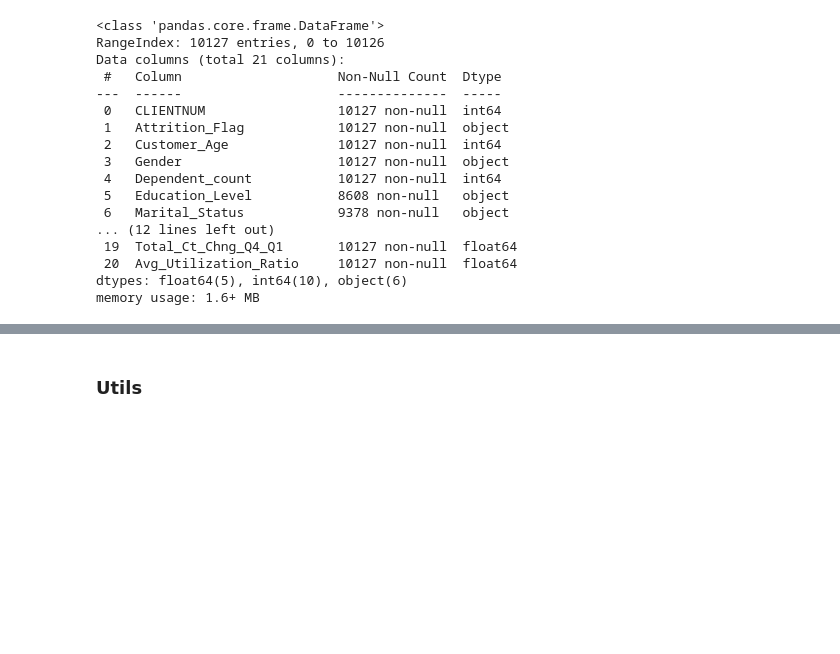
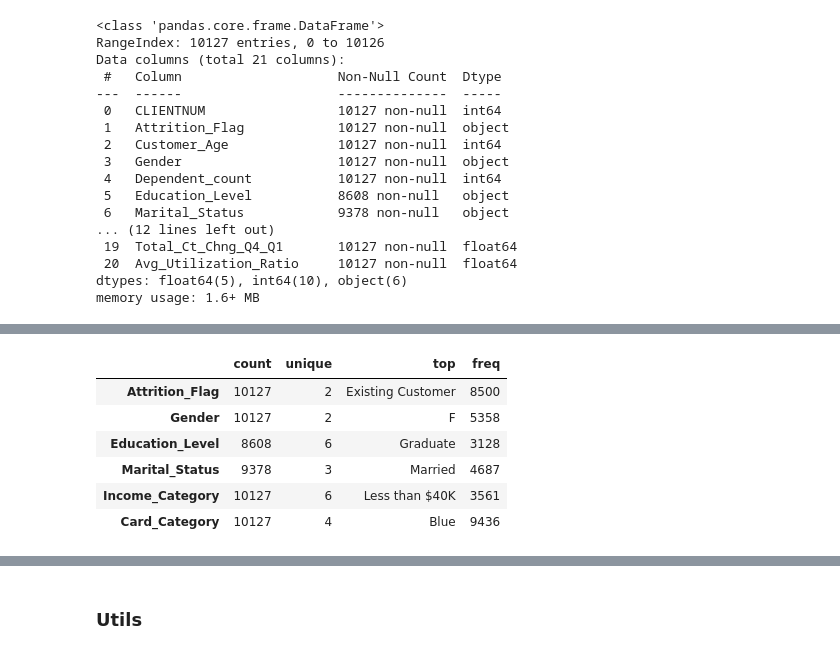
Before and after one commit to Rajesh2015/credit-card-user-churn-prediction, a Jupyter notebook: credit-card-churn-solution.ipynb, the cells around one changed output, grey strips where cells are left out. Drawn from its saved outputs; the diff is of its cells as text; code cells hidden in the pictures; blank space fills up the shorter version.

```diff
--- a/credit-card-churn-solution.ipynb
+++ b/credit-card-churn-solution.ipynb
@@ -121,0 +177,11 @@ memory usage: 1.6+ MB
+# %%
+# Describe object columns
+df.select_dtypes(include='object').describe().T
+# %% [output]
+|  | count | unique | top | freq |
+| Attrition_Flag | 10127 | 2 | Existing Customer | 8500 |
+| Gender | 10127 | 2 | F | 5358 |
+| Education_Level | 8608 | 6 | Graduate | 3128 |
+| Marital_Status | 9378 | 3 | Married | 4687 |
+| Income_Category | 10127 | 6 | Less than $40K | 3561 |
+| Card_Category | 10127 | 4 | Blue | 9436 |
```
Also changed, not shown: parts of 13 cells of this notebook.
